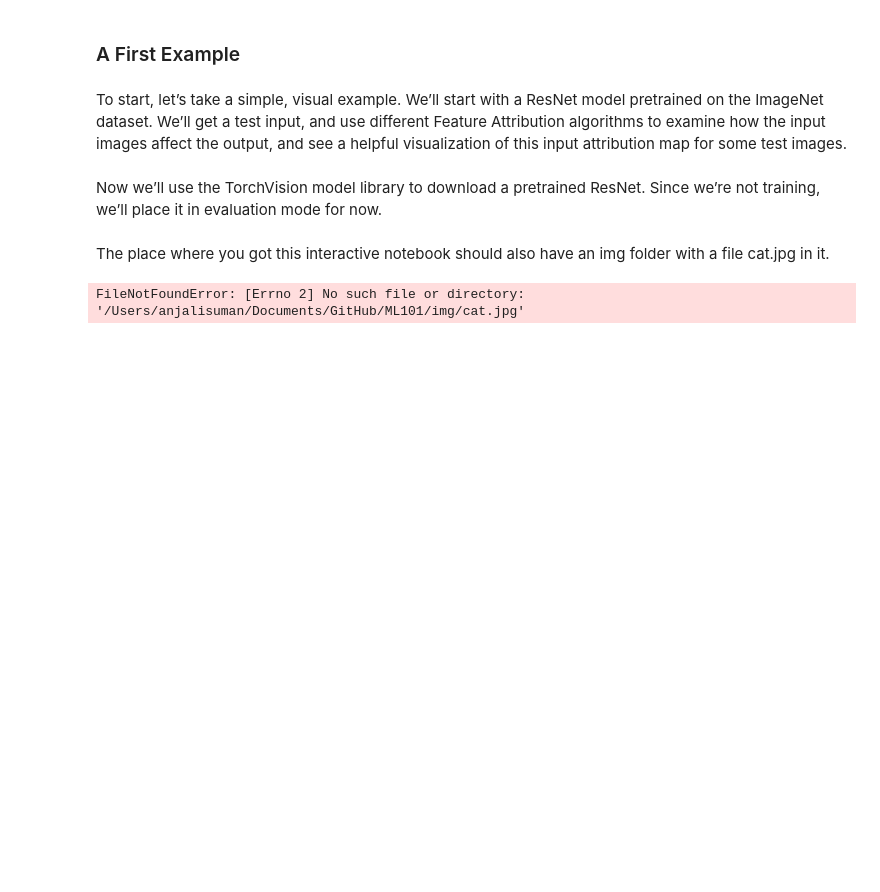
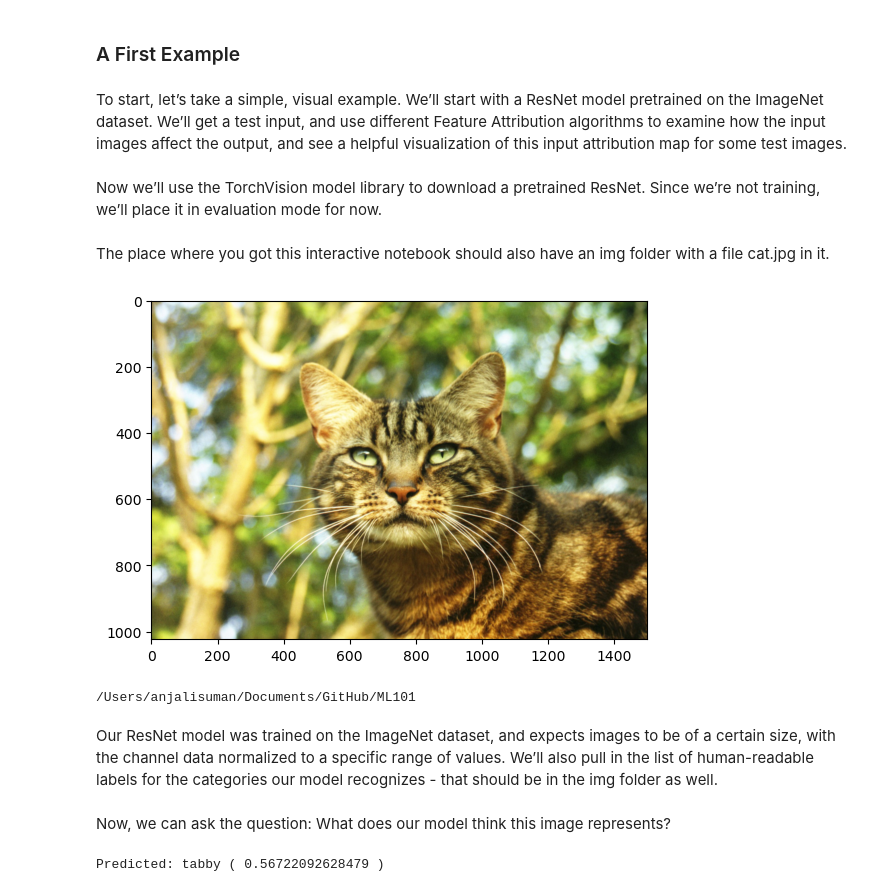
Before and after one commit to AnjaliML/ML101, a Jupyter notebook: ML_basics_withTensorboard.ipynb, the cells around one changed output. Cells and saved outputs as stored; diff of their text form; code cells hidden in the pictures; blank space fills up the shorter version.

```diff
--- a/ML_basics_withTensorboard.ipynb
+++ b/ML_basics_withTensorboard.ipynb
@@ -591,13 +592,14 @@ model = model.eval()
 The place where you got this interactive notebook should also have an img folder with a file cat.jpg in it.
 # %%
 test_img = Image.open('img/cat.jpg')
-test_img = Image.open('/correct/path/to/cat.jpg')
-#test_img = Image.open('/Users/anjalisuman/Documents/GitHub/ML101/img/cat.jpg')
 
 test_img_data = np.asarray(test_img)
 plt.imshow(test_img_data)
 plt.show()
 import os
 print(os.getcwd())
 # %% [output]
+[figure, added]
-FileNotFoundError: [Errno 2] No such file or directory: '/Users/anjalisuman/Documents/GitHub/ML101/img/cat.jpg'
+/Users/anjalisuman/Documents/GitHub/ML101
+# %% [markdown]
+Our ResNet model was trained on the ImageNet dataset, and expects images to be of a certain size, with the channel data normalized to a specific range of values. We’ll also pull in the list of human-readable labels for the categories our model recognizes - that should be in the img folder as well.
@@ -603,0 +627,11 @@ FileNotFoundError: [Errno 2] No such file or directory: '/Users/anjalisuman/Docu
+# %% [markdown]
+Now, we can ask the question: What does our model think this image represents?
+# %%
+output = model(input_img)
+output = F.softmax(output, dim=1)
+prediction_score, pred_label_idx = torch.topk(output, 1)
+pred_label_idx.squeeze_()
+predicted_label = idx_to_labels[str(pred_label_idx.item())][1]
+print('Predicted:', predicted_label, '(', prediction_score.squeeze().item(), ')')
+# %% [output]
+Predicted: tabby ( 0.56722092628479 )
```
Also changed, not shown: parts of 29 cells of this notebook, 8 other files.
